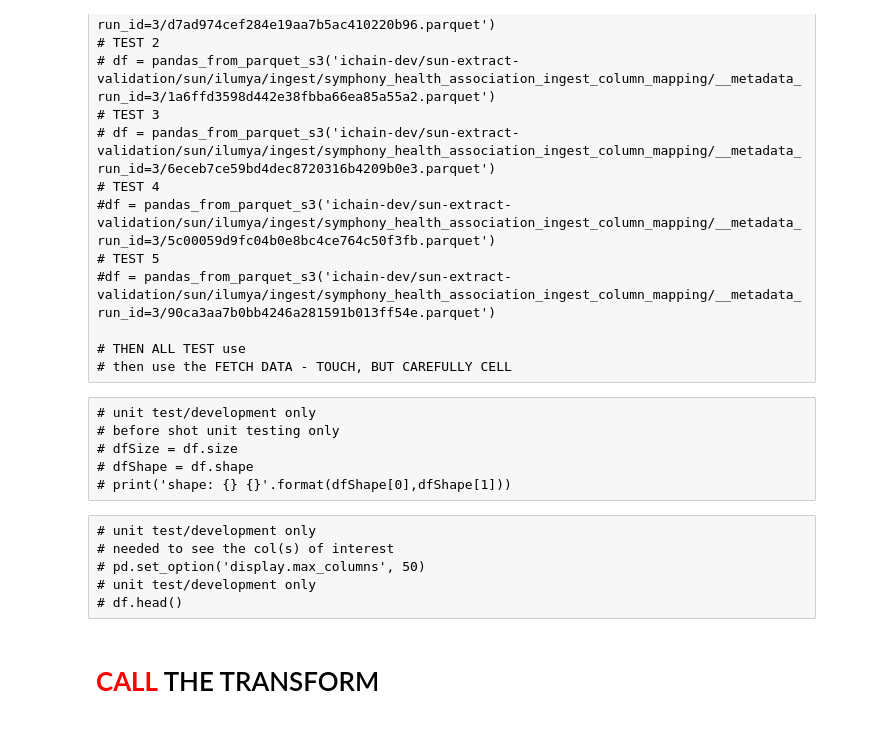
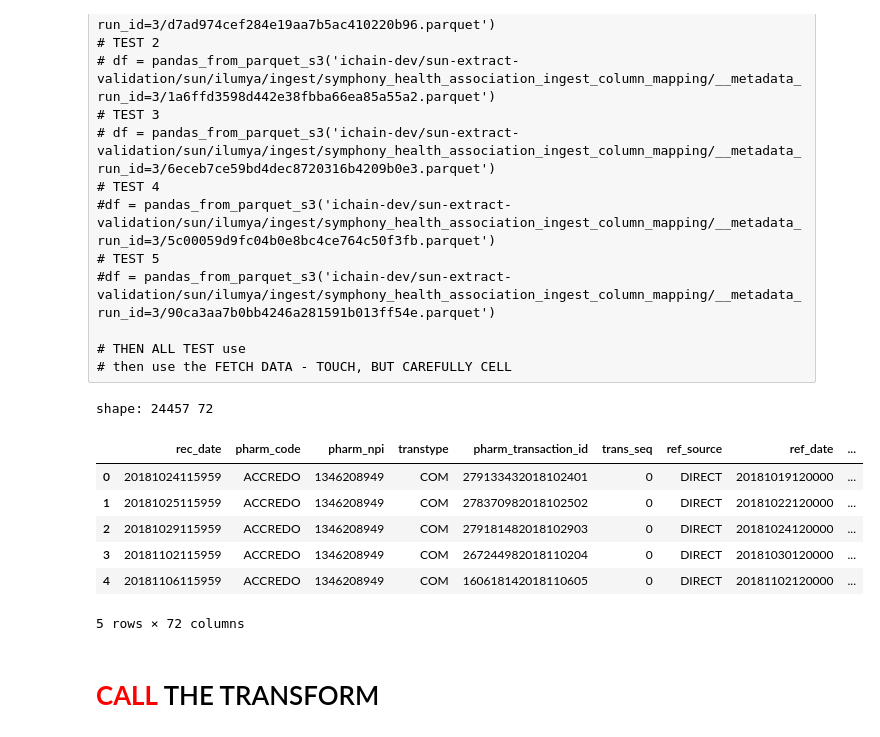
Before and after one commit to RyanAdalbert/s3parq, a Jupyter notebook: transforms/master_patient_substatus.ipynb, the cells around one changed output. Cells and saved outputs as stored; diff of their text form; code cells hidden in the pictures.

Commit message:
started work on getting master substatus to work for alkermes
started work on getting master substatus to work for alkermes
'dev mode'

```diff
--- a/transforms/master_patient_substatus.ipynb
+++ b/transforms/master_patient_substatus.ipynb
@@ -377,3 +416,14 @@ transform.customer_name = 'sun'
+# %%
+## Please place your value assignments for development here!!
+## This cell will be turned off in production and Engineering will set to pull from the configuration application instead
+## For the last example, this could look like...
+## transform.some_ratio = 0.6
+## transform.site_name = "WALGREENS"
+
+transform.col_substatus = 'sub_status'
+#transform.customer_name = 'sun'
+transform.customer_name = 'alkermes'
+transform.input_transform = '' # for DEV NA
 # %% [markdown]
 ### FETCH DATA - TOUCH, BUT CAREFULLY
 ### <font color=pink>This cell will be turned off in production, as the input_contract will be handled by the pipeline</color>
@@ -403,0 +430,24 @@ df = input_contract.fetch(filters=run_filter)
+# %%
+"""
+************ FETCH DATA - TOUCH, BUT CAREFULLY **************
+This cell will be turned off in production, as the input_contract will be handled by the pipeline.
+"""
+logger.info("FETCH DATA CELL - TOUCH - This cell will be turned off in production, as the input_contract will be handled by the pipeline. ")
+
+# for testing / development only
+run_id = 3
+
+if not input_branch:
+    input_branch = BRANCH_NAME
+input_contract = DatasetContract(branch=input_branch,
+                                 state=input_state,
+                                 parent=input_pharma,
+                                 child=input_brand,
+                                 dataset=input_name)
+run_filter = []
+run_filter.append(dict(partition="__metadata_run_id", comparison="==", values=[run_id]))
+# IF YOU HAVE PUBLISHED DATA MULTIPLE TIMES, uncomment the above line and change the int to the run_id to fetch.
+# Otherwise, you will have duplicate values in your fetched dataset!
+
+# bypass/comment out when unit testing individual parquet files
+df = input_contract.fetch(filters=run_filter)
@@ -439,18 +517,27 @@ df = diff.get_diff(transform_name=transform.input_transform, values=[run_id])
 
 # THEN ALL TEST use
 # then use the FETCH DATA - TOUCH, BUT CAREFULLY CELL
-# %% [raw]
-# unit test/development only
-# before shot unit testing only
-# dfSize = df.size
-# dfShape = df.shape
-# print('shape: {} {}'.format(dfShape[0],dfShape[1]))
-# %% [raw]
-# unit test/development only
-# needed to see the col(s) of interest
-# pd.set_option('display.max_columns', 50)
-# unit test/development only
-# df.head()
+# %%
+# unit test/development only
+# before shot unit testing only
+dfSize = df.size
+dfShape = df.shape
+print('shape: {} {}'.format(dfShape[0],dfShape[1]))
+# %% [output]
+shape: 24457 72
+# %%
+# unit test/development only
+# needed to see the col(s) of interest
+pd.set_option('display.max_columns', 50)
+df.head()
+# %% [output]
+|  | rec_date | pharm_code | pharm_npi | transtype | pharm_transaction_id | trans_seq | ref_source | ref_date | ... |
+| 0 | 20181024115959 | ACCREDO | 1346208949 | COM | 279133432018102401 | 0 | DIRECT | 20181019120000 | ... |
+| 1 | 20181025115959 | ACCREDO | 1346208949 | COM | 278370982018102502 | 0 | DIRECT | 20181022120000 | ... |
+| 2 | 20181029115959 | ACCREDO | 1346208949 | COM | 279181482018102903 | 0 | DIRECT | 20181024120000 | ... |
+| 3 | 20181102115959 | ACCREDO | 1346208949 | COM | 267244982018110204 | 0 | DIRECT | 20181030120000 | ... |
+| 4 | 20181106115959 | ACCREDO | 1346208949 | COM | 160618142018110605 | 0 | DIRECT | 20181102120000 | ... |
+5 rows × 72 columns
 # %% [markdown]
 # <font color=red>**CALL**</font> THE TRANSFORM
 # %%
```
Also changed, not shown: parts of 17 cells of this notebook.
